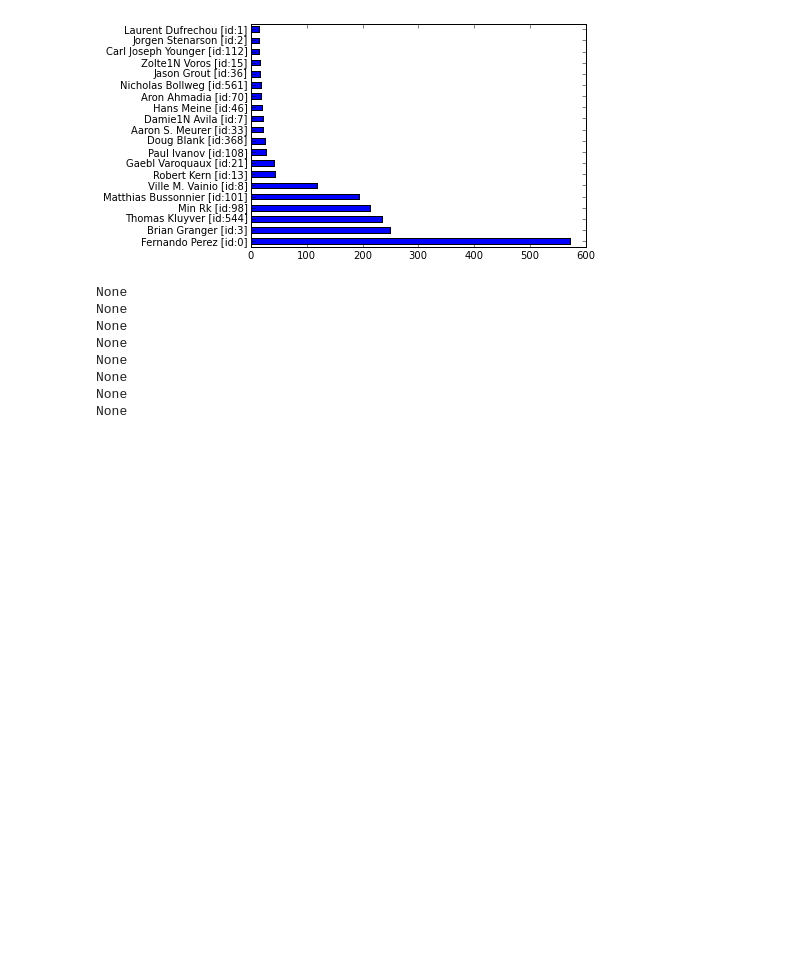
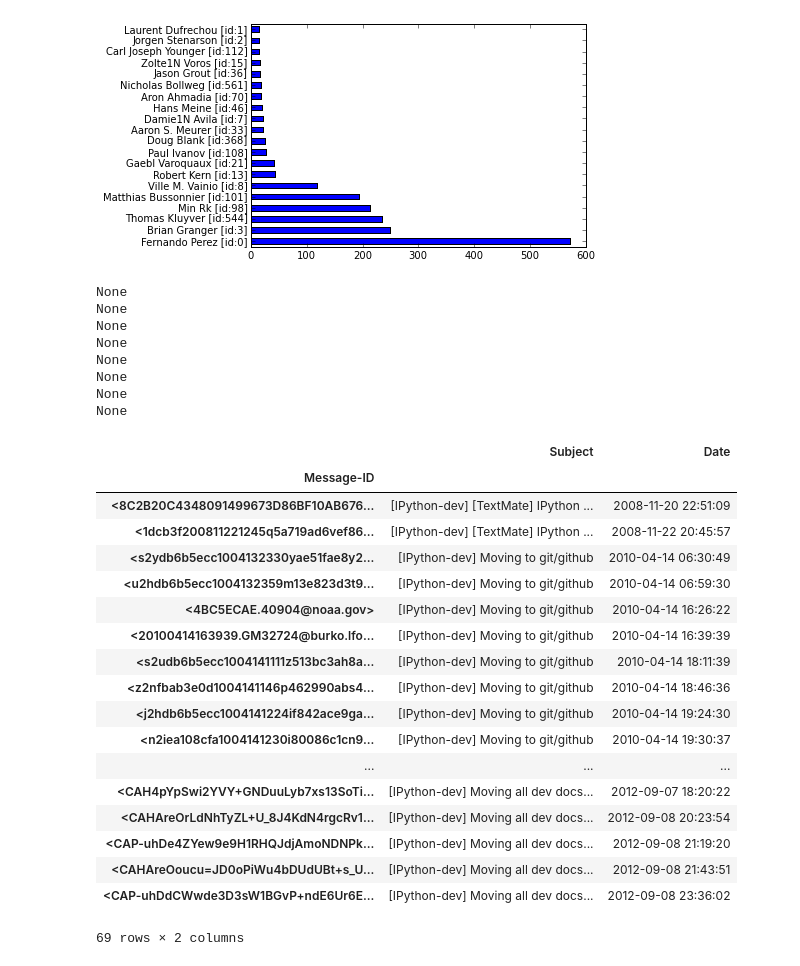
Before and after one commit to emilienschultz/researchnotebooks, a Jupyter notebook: [SSSPy] IPython ML.ipynb, the cells around one changed output. Cells and saved outputs as stored; diff of their text form; code cells hidden in the pictures; blank space fills up the shorter version.

```diff
--- a/[SSSPy] IPython ML.ipynb
+++ b/[SSSPy] IPython ML.ipynb
@@ -313,3 +331,25 @@ None
 None
 None
 None
+# %%
+t.data[0][t.data[0]["Subject"].str.contains("github")][["Subject","Date"]]
+# %% [output]
+|  | Subject | Date |
+| Message-ID |  |  |
+| <8C2B20C4348091499673D86BF10AB676... | [IPython-dev] [TextMate] IPython ... | 2008-11-20 22:51:09 |
+| <1dcb3f200811221245q5a719ad6vef86... | [IPython-dev] [TextMate] IPython ... | 2008-11-22 20:45:57 |
+| <s2ydb6b5ecc1004132330yae51fae8y2... | [IPython-dev] Moving to git/github | 2010-04-14 06:30:49 |
+| <u2hdb6b5ecc1004132359m13e823d3t9... | [IPython-dev] Moving to git/github | 2010-04-14 06:59:30 |
+| <4BC5ECAE.40904@noaa.gov> | [IPython-dev] Moving to git/github | 2010-04-14 16:26:22 |
+| <20100414163939.GM32724@burko.lfo... | [IPython-dev] Moving to git/github | 2010-04-14 16:39:39 |
+| <s2udb6b5ecc1004141111z513bc3ah8a... | [IPython-dev] Moving to git/github | 2010-04-14 18:11:39 |
+| <z2nfbab3e0d1004141146p462990abs4... | [IPython-dev] Moving to git/github | 2010-04-14 18:46:36 |
+| <j2hdb6b5ecc1004141224if842ace9ga... | [IPython-dev] Moving to git/github | 2010-04-14 19:24:30 |
+| <n2iea108cfa1004141230i80086c1cn9... | [IPython-dev] Moving to git/github | 2010-04-14 19:30:37 |
+| ... | ... | ... |
+| <CAH4pYpSwi2YVY+GNDuuLyb7xs13SoTi... | [IPython-dev] Moving all dev docs... | 2012-09-07 18:20:22 |
+| <CAHAreOrLdNhTyZL+U_8J4KdN4rgcRv1... | [IPython-dev] Moving all dev docs... | 2012-09-08 20:23:54 |
+| <CAP-uhDe4ZYew9e9H1RHQJdjAmoNDNPk... | [IPython-dev] Moving all dev docs... | 2012-09-08 21:19:20 |
+| <CAHAreOoucu=JD0oPiWu4bDUdUBt+s_U... | [IPython-dev] Moving all dev docs... | 2012-09-08 21:43:51 |
+| <CAP-uhDdCWwde3D3sW1BGvP+ndE6Ur6E... | [IPython-dev] Moving all dev docs... | 2012-09-08 23:36:02 |
+69 rows × 2 columns
```
Also changed, not shown: parts of 5 cells of this notebook, 1 other file.
